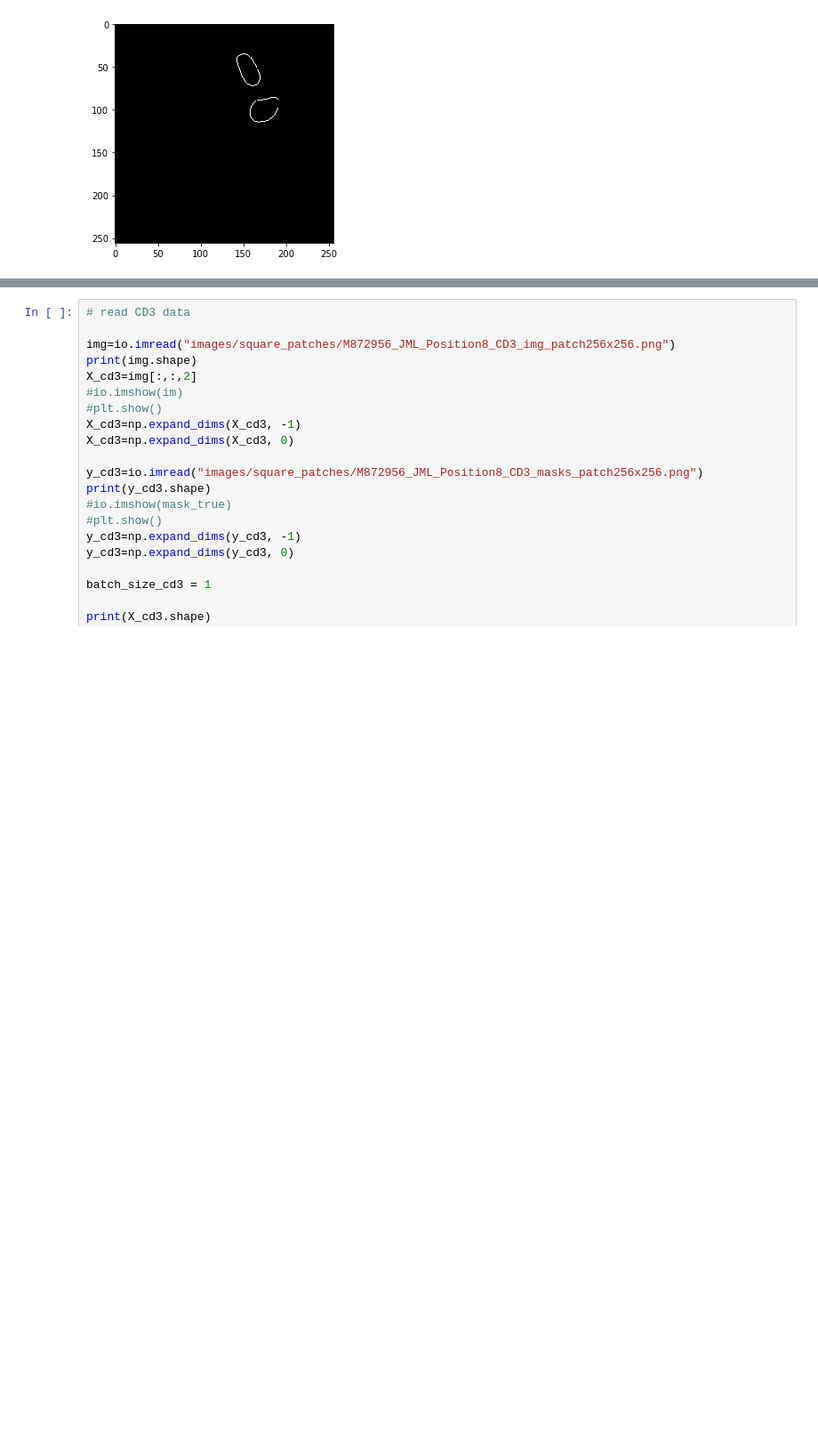
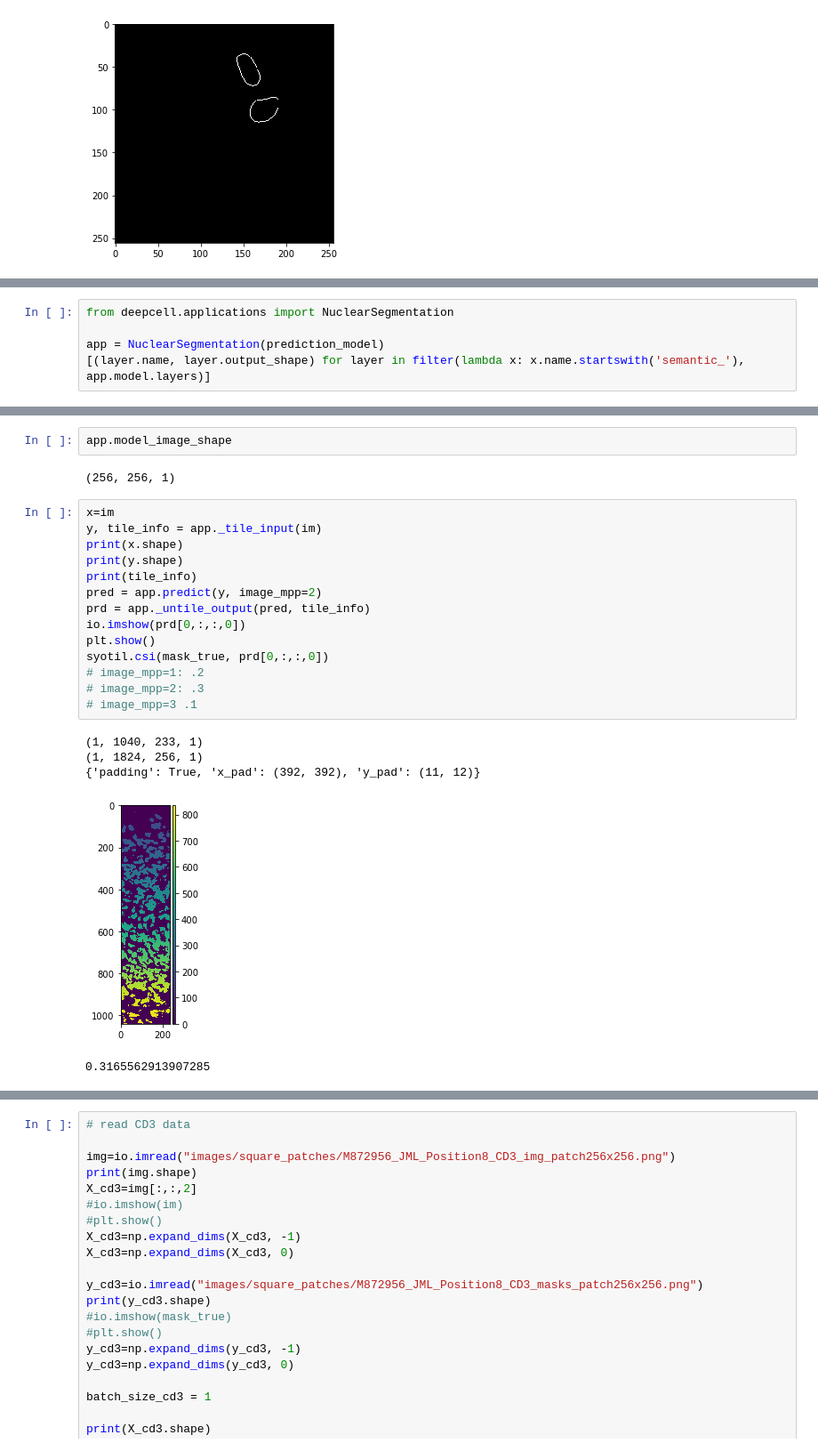
Before and after one commit to youyifong/dense_cell_segmentation, a Jupyter notebook: DeepCell_demo_train_pred_nuclear.ipynb, the cells around one changed output, grey strips where cells are left out. Shown at 89% size. Saved outputs shown, nothing was run; the diff lists cells and outputs as text; blank space fills up the shorter version.

```diff
--- a/DeepCell_demo_train_pred_nuclear.ipynb
+++ b/DeepCell_demo_train_pred_nuclear.ipynb
@@ -247,0 +265,5 @@ syotil.csi(y_test[1,:,:,0], masks[1,:,:,0])
+# %%
+from deepcell.applications import NuclearSegmentation
+
+app = NuclearSegmentation(prediction_model)
+[(layer.name, layer.output_shape) for layer in filter(lambda x: x.name.startswith('semantic_'), app.model.layers)]
@@ -247,0 +291,24 @@ syotil.csi(y_test[1,:,:,0], masks[1,:,:,0])
+# %%
+app.model_image_shape
+# %% [output]
+(256, 256, 1)
+# %%
+x=im
+y, tile_info = app._tile_input(im)
+print(x.shape)
+print(y.shape)
+print(tile_info)
+pred = app.predict(y, image_mpp=2)
+prd = app._untile_output(pred, tile_info)
+io.imshow(prd[0,:,:,0])
+plt.show()
+syotil.csi(mask_true, prd[0,:,:,0])
+# image_mpp=1: .2
+# image_mpp=2: .3
+# image_mpp=3 .1
+# %% [output]
+(1, 1040, 233, 1)
+(1, 1824, 256, 1)
+{'padding': True, 'x_pad': (392, 392), 'y_pad': (11, 12)}
+[figure, added]
+0.3165562913907285
```
Also changed, not shown: parts of 22 cells of this notebook, 4 other files.
